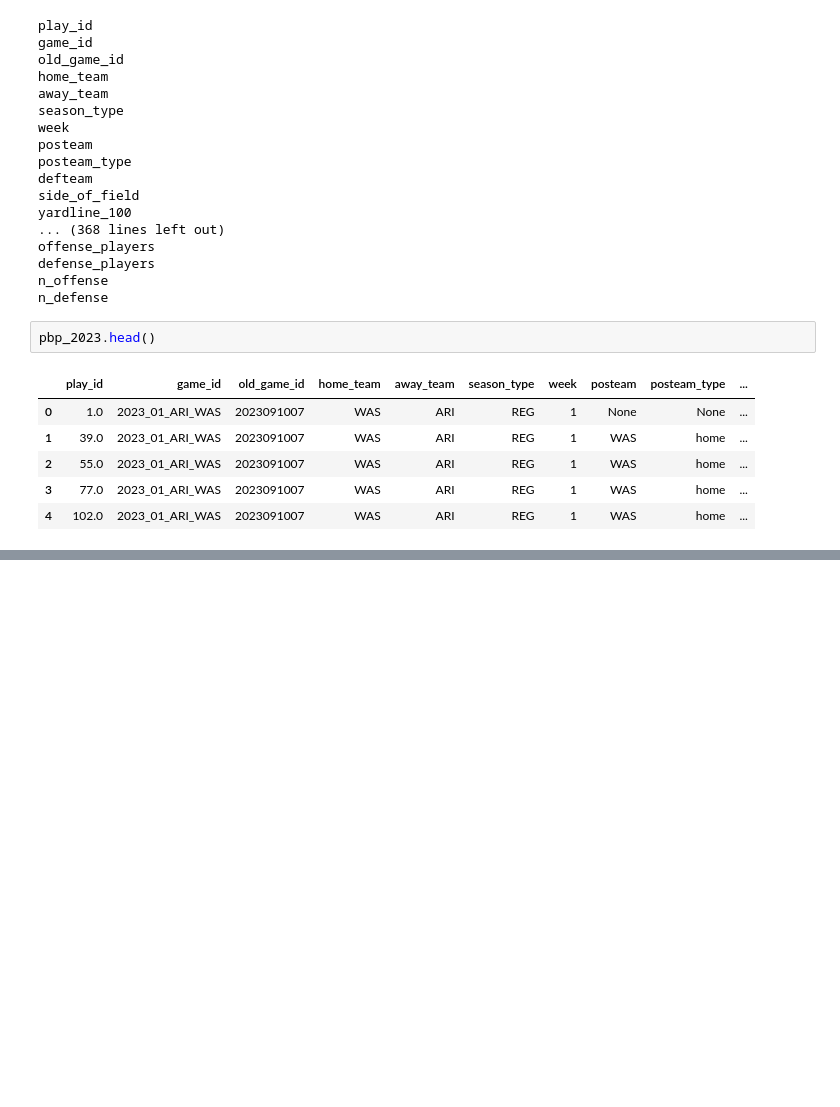
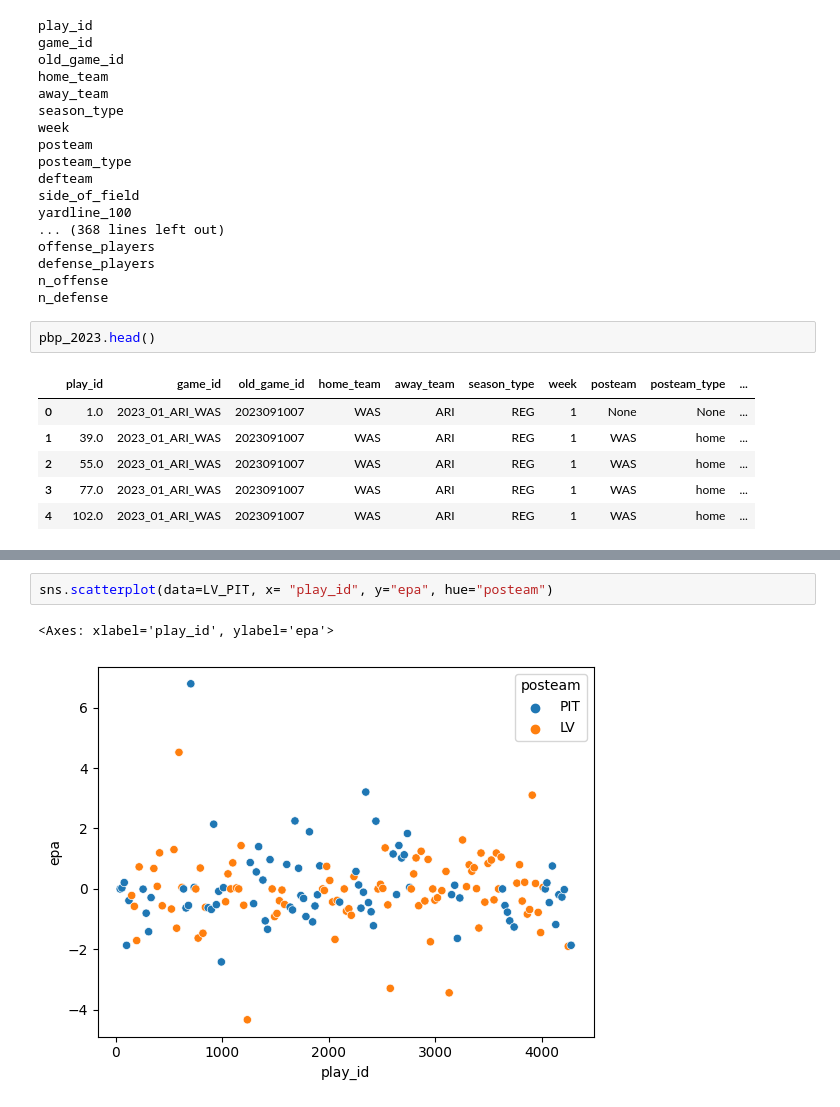
Before and after one commit to bdunn20/nfl_data_py, a Jupyter notebook: nfl_data_py_EPA.ipynb, the cells around one changed output, grey strips where cells are left out. Drawn from its saved outputs; the diff is of its cells as text; blank space fills up the shorter version.

```diff
--- a/nfl_data_py_EPA.ipynb
+++ b/nfl_data_py_EPA.ipynb
@@ -108,0 +119,5 @@ LV_PIT.head()
+# %%
+sns.scatterplot(data=LV_PIT, x= "play_id", y="epa", hue="posteam")
+# %% [output]
+<Axes: xlabel='play_id', ylabel='epa'>
+[figure, added]
```
Also changed, not shown: parts of 6 cells of this notebook.
